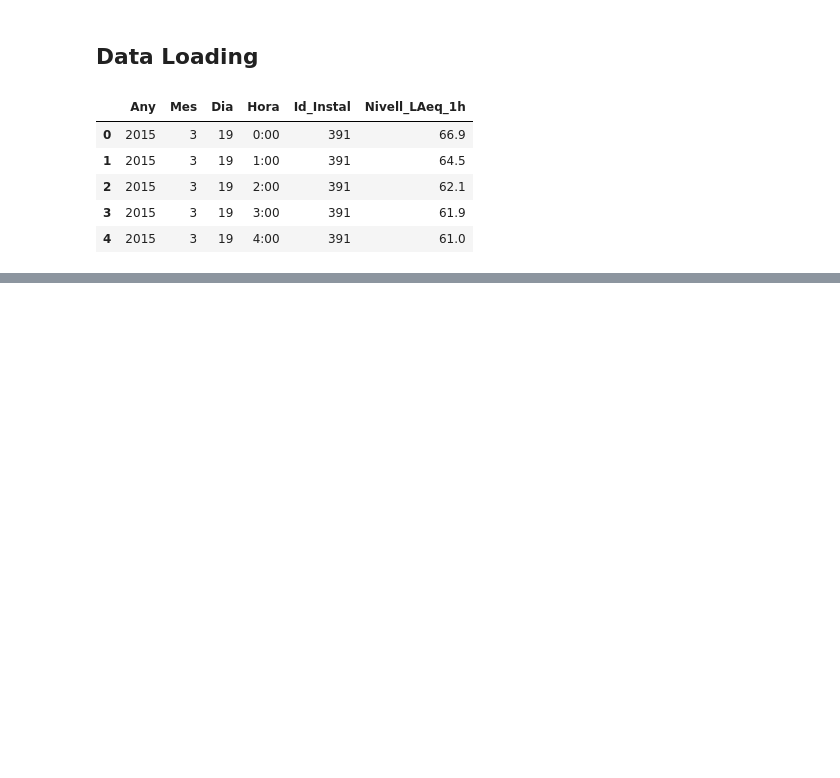
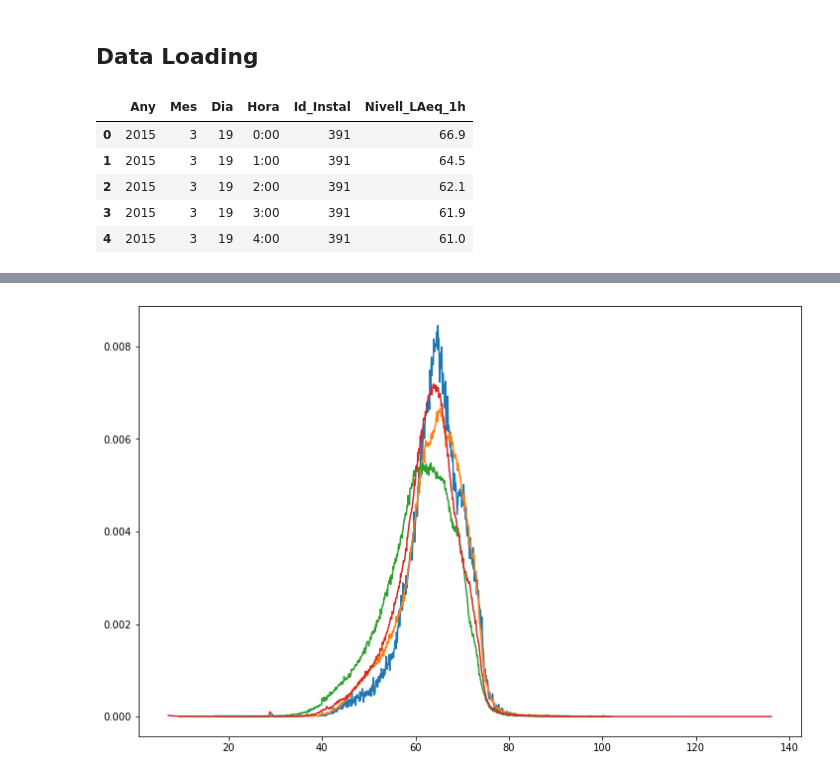
Before and after one commit to ivanseldas/COVID-Noise-Impact-Barcelona, a Jupyter notebook: notebooks/noise_bcn.ipynb, the cells around one changed output, grey strips where cells are left out. Saved outputs shown, nothing was run; the diff lists cells and outputs as text; code cells hidden in the pictures; blank space fills up the shorter version.

```diff
--- a/notebooks/noise_bcn.ipynb
+++ b/notebooks/noise_bcn.ipynb
@@ -599,0 +147,15 @@ H1: A != B
+# %%
+plt.figure(figsize=(12,8))
+pmf_2015 = Pmf.from_seq(df_noise.loc['2015', 'Noise_db'])
+pmf_2018 = Pmf.from_seq(df_noise.loc['2018', 'Noise_db'])
+pmf_2020 = Pmf.from_seq(df_noise.loc['2020', 'Noise_db'])
+pmf_2023 = Pmf.from_seq(df_noise.loc['2023', 'Noise_db'])
+
+# Plot the figure
+plt.plot(pmf_2015)
+plt.plot(pmf_2018)
+plt.plot(pmf_2020)
+plt.plot(pmf_2023)
+plt.show()
+# %% [output]
+[figure, added]
```
Also changed, not shown: parts of 53 cells of this notebook, 1 other file.
